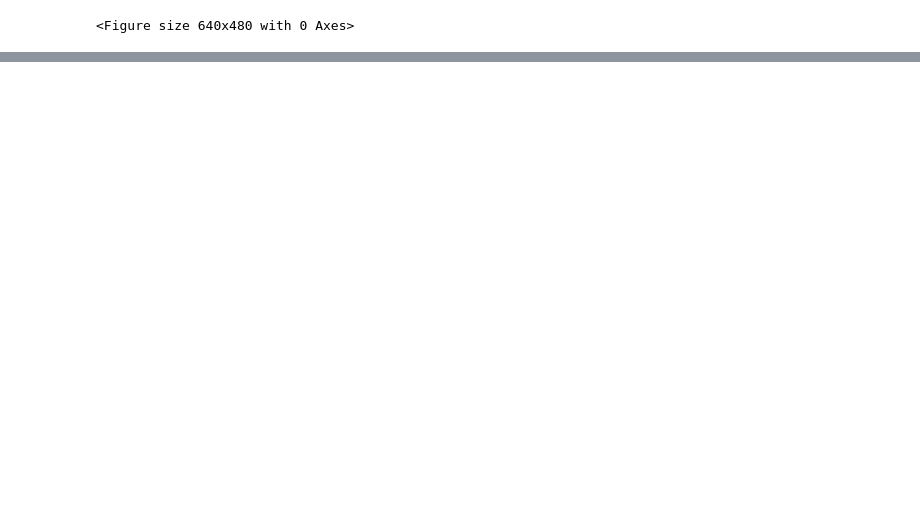
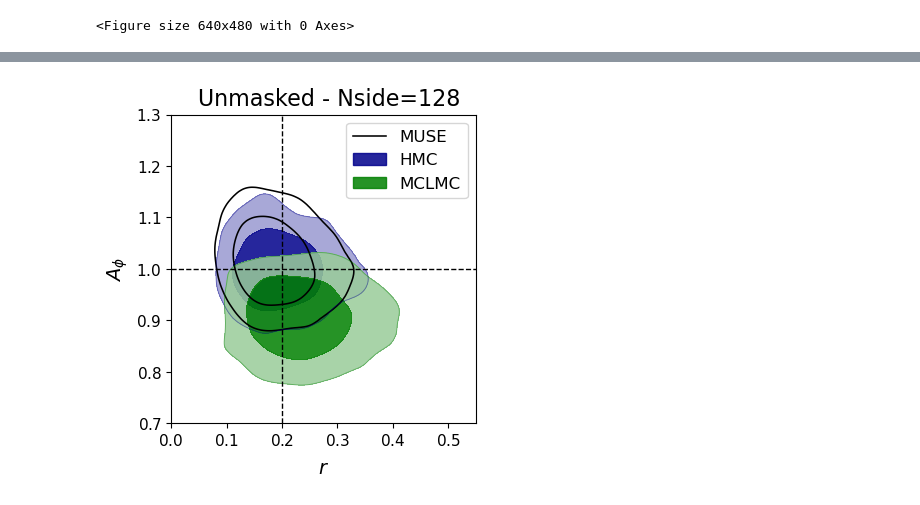
Before and after one commit to JaimeRZP/CMBLensing_MicroCanonicalHMC.jl, a Jupyter notebook: examples/plotting_python.ipynb, the cells around one changed output, grey strips where cells are left out. Drawn from its saved outputs; the diff is of its cells as text; code cells hidden in the pictures; blank space fills up the shorter version.

```diff
--- a/examples/plotting_python.ipynb
+++ b/examples/plotting_python.ipynb
@@ -123,3 +173,16 @@ g.add_y_marker(1.0, lw=1, color='black')
+# %%
+# Filled 2D comparison plot with legend
+g = plots.get_single_plotter(width_inch=4, ratio=1)
+g.plot_2d([MUSE_chain_128, HMC_chain_128, MCHMC_chain_128], 'r', 'Aphi',
+           colors=['black', 'darkblue', 'green'], ls=['-','-', '-'],
+           filled=[False, True, True], lims=[0., 0.55, 0.7, 1.3])
+g.add_legend(['MUSE', 'HMC', 'MCLMC']);
+g.add_x_marker(0.2, lw=1, color='black')
+g.add_y_marker(1.0, lw=1, color='black')
+g.add_text('Unmasked - Nside=128', x=0.95, y=1.05, fontsize=16, color='black')
+plt.savefig('/mnt/c/Users/jaime/Desktop/mchmc_lensing/unmasked_128.pdf', bbox_inches='tight')
+# %% [output]
+[figure, added]
 # %%
 # Filled 2D comparison plot with legend
 g = plots.get_single_plotter(width_inch=4, ratio=1)
```
Also changed, not shown: parts of 37 cells of this notebook, 1 other file.
